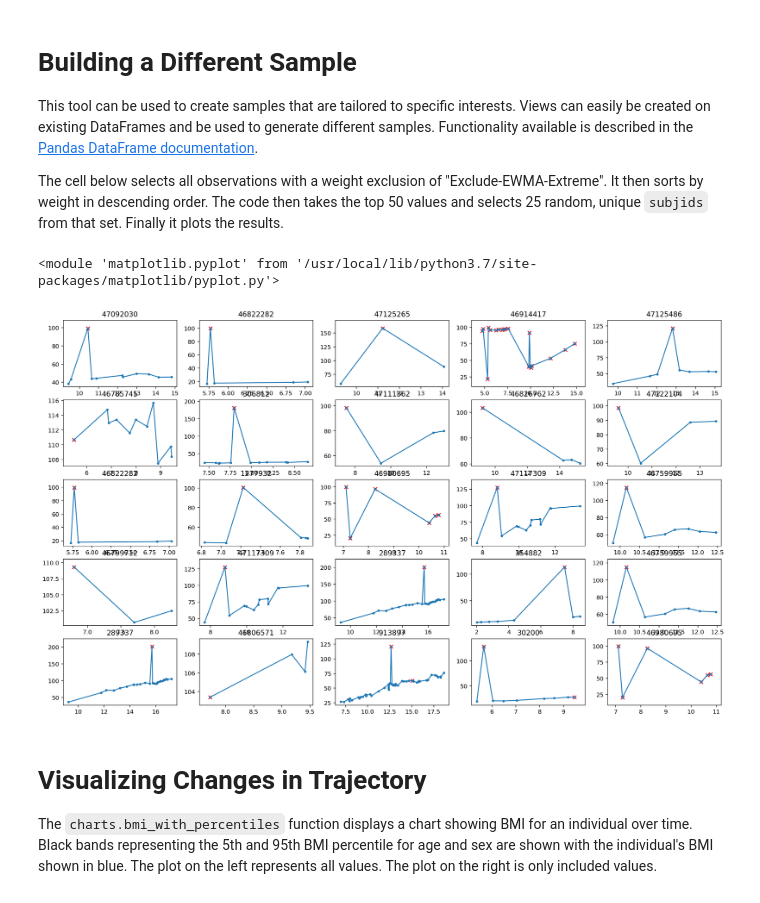
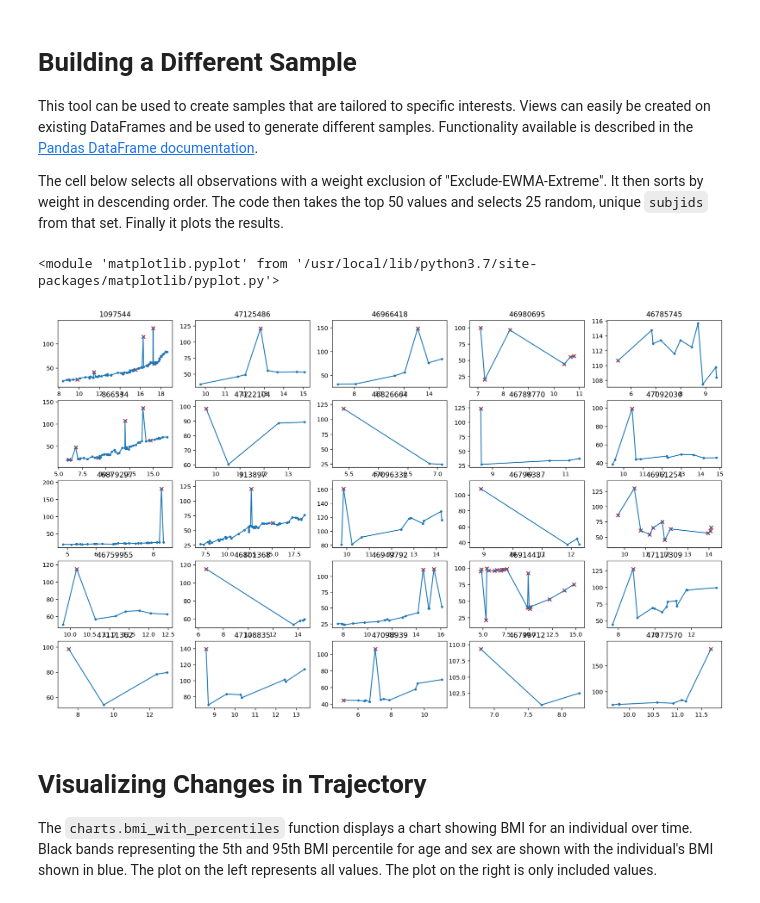
Before and after one commit to mitre/GrowthViz, a Jupyter notebook: Latest Demo Code.ipynb, the cells around one changed output. Cells and saved outputs as stored; diff of their text form; code cells hidden in the pictures.

```diff
--- a/Latest Demo Code.ipynb
+++ b/Latest Demo Code.ipynb
@@ -212,11 +212,11 @@ This tool can be used to create samples that are tailored to specific interests.
 The cell below selects all observations with a weight exclusion of "Exclude-EWMA-Extreme". It then sorts by weight in descending order. The code then takes the top 50 values and selects 25 random, unique `subjids` from that set. Finally it plots the results.
 # %%
 top_weight_extreme_ewma_ids = merged_df[merged_df.weight_cat == 'Exclude-EWMA-Extreme'].sort_values('weight', ascending=False).head(50)['subjid'].unique()
-ewma_sample = np.random.choice(top_weight_extreme_ewma_ids, size=25)
+ewma_sample = np.random.choice(top_weight_extreme_ewma_ids, size=25, replace=False)
 charts.five_by_five_view(cleaned_obs, ewma_sample, 'WEIGHTKG')
 # %% [output]
 <module 'matplotlib.pyplot' from '/usr/local/lib/python3.7/site-packages/matplotlib/pyplot.py'>
-[figure, old version]
+[figure, new version]
 # %% [markdown]
 # Visualizing Changes in Trajectory
 
```
Also changed, not shown: parts of 20 cells of this notebook, 1 other file.
